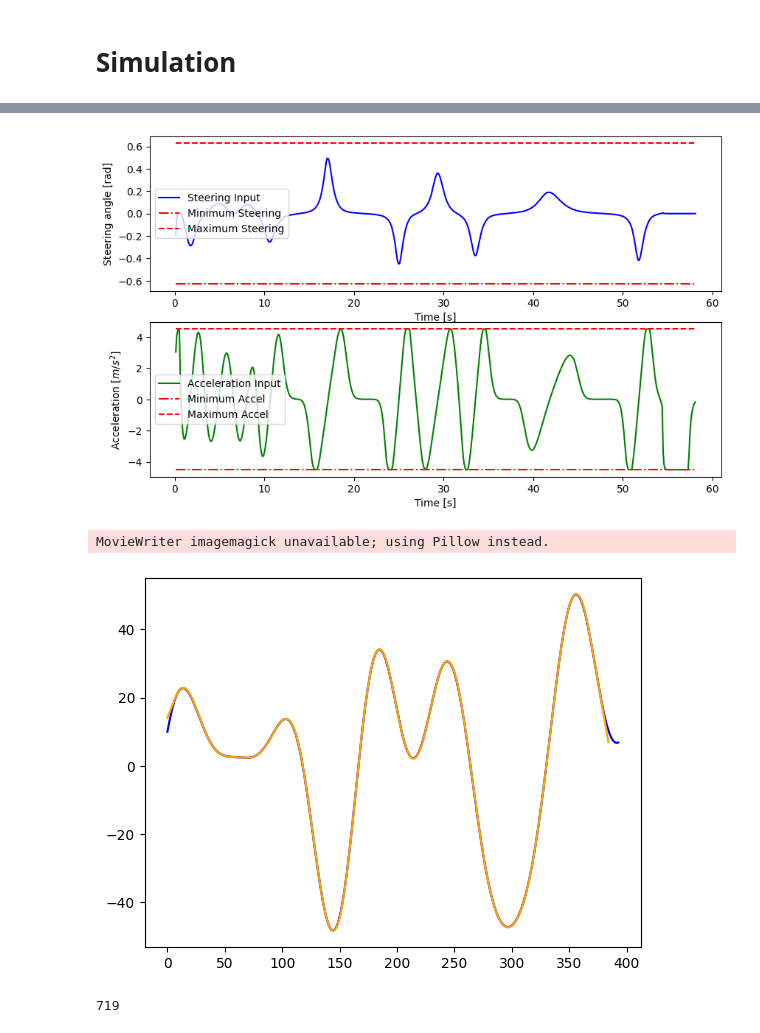
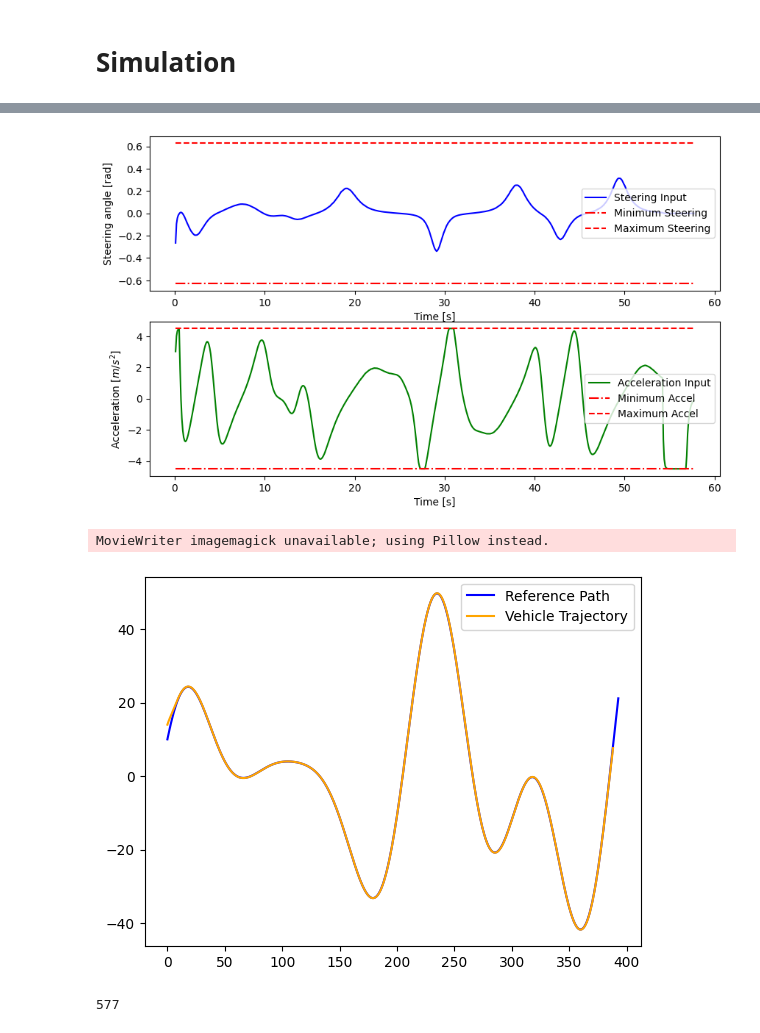
Before and after one commit to lucjer/mpc_project, a Jupyter notebook: vehicle_dynamics/path_following_example.ipynb, the cells around one changed output, grey strips where cells are left out. Drawn from its saved outputs; the diff is of its cells as text; code cells hidden in the pictures.

Commit message:
Changed simulation to shorter path, changed some parameters and improved final animation showing path tracking.

```diff
--- a/vehicle_dynamics/path_following_example.ipynb
+++ b/vehicle_dynamics/path_following_example.ipynb
@@ -44,7 +44,7 @@ import vehicle_dynamics.path_follower as pf
 # %%
 # Definition of sample path
 x_ref = np.linspace(0, 125 * np.pi, 1000)
-y_ref = np.sin(x_ref/40 * np.pi ) * 20 - np.sin(x_ref/70 * np.pi ) * 20 + np.cos(x_ref/30 * np.pi ) * 10 + np.sin(x_ref/80 * np.pi ) * 30
+y_ref = np.sin(x_ref/50 * np.pi ) * 20 - np.sin(x_ref/80 * np.pi ) * 20 + np.cos(x_ref/40 * np.pi ) * 10 + np.sin(x_ref/90 * np.pi ) * 30
 
 
 # Deffinition of the initial state
@@ -61,10 +61,8 @@ plt.show()
 # %% [markdown]
 # Initialize MPC Controller and Path Follower
 # %%
-
-
 model_kin = vm.KinematicBicycleVariableSpeed('config_files/mpc_bicycle_velocity_config.yaml')
-n_horizon = 30
+n_horizon = 25
 Q = sparse.diags([1, 1, 20, 20]) # State cost matrix
 R = sparse.diags([0.5, 0.25]) # Input cost matrix
 
@@ -92,8 +90,8 @@ mpc_controller = mpc.NMPCSolver(model=model_kin, N=n_horizon, Q=Q, R=R,
 # Define the path follower
 path_follower = pf.PathFollower({'x': x_ref, 'y': y_ref}, mpc_controller,
                                 search_radius=None,
-                                sigma=600, maximum_velocity=14,
-                                maximum_lateral_acceleration=4)
+                                sigma=800, maximum_velocity=15,
+                                maximum_lateral_acceleration=2)
 
 # Populate the trajectory with the reference path and the velocity profile - Refer to README for more details
 path_follower.populate_trajectory()
@@ -125,7 +123,7 @@ while not stopping_condition:
     stopping_condition = path_follower.stopping and current_state[3]<0.05
     debug = False
     if n_sim % 150 == 0:
-        debug = True
+        debug = False # Set to True if you want to analyze the debug plots
 
     # Compute optimal input and step the simulation
     optimal_input = path_follower.compute_optimal_input(current_state, debug=debug)
@@ -204,29 +202,32 @@ plt.savefig('simulations/input_comparison.pdf')
 plt.legend(loc='best')
 plt.show()
 # %% [output]
-[figure, old version]
+[figure, new version]
 # %%
 # Path tracking animation
+fig, ax = plt.subplots()
+ax.plot(x_ref, y_ref, color='blue', label='Reference Path')  # Reference trajectory
+line, = ax.plot([], [], color='orange', label='Vehicle Trajectory')  # Trajectory line
 
-fig, ax = plt.subplots()
-ax.plot(x_ref, y_ref, color='blue', label='reference')
-line, = ax.plot([], [], color='orange', label='trajectory')
+# Add legend
+ax.legend(loc='upper right')
 
 def init():
     line.set_data([], [])
     return line,
 
 def update(frame):
     line.set_data(x_traj[:frame], y_traj[:frame])
     return line,
 
-ani = animation.FuncAnimation(fig, update, frames=n_sim, init_func=init, blit=True)
+ani = animation.FuncAnimation(fig, update, frames=n_sim, init_func=init, blit=True, interval=12)  # Set a faster frame interval
 
-ani.save('simulations/trajectory_animation.gif', writer='imagemagick')
+# Save the animation with a higher FPS to speed up the GIF
+ani.save(os.path.join(output_dir, 'trajectory_animation.gif'), writer='imagemagick', fps=30)
 # %% [output]
 MovieWriter imagemagick unavailable; using Pillow instead.
-[figure, old version]
+[figure, new version]
 # %%
 n_sim
 # %% [output]
-719
+577
```
Also changed, not shown: parts of 2 cells of this notebook, 1 other file.
